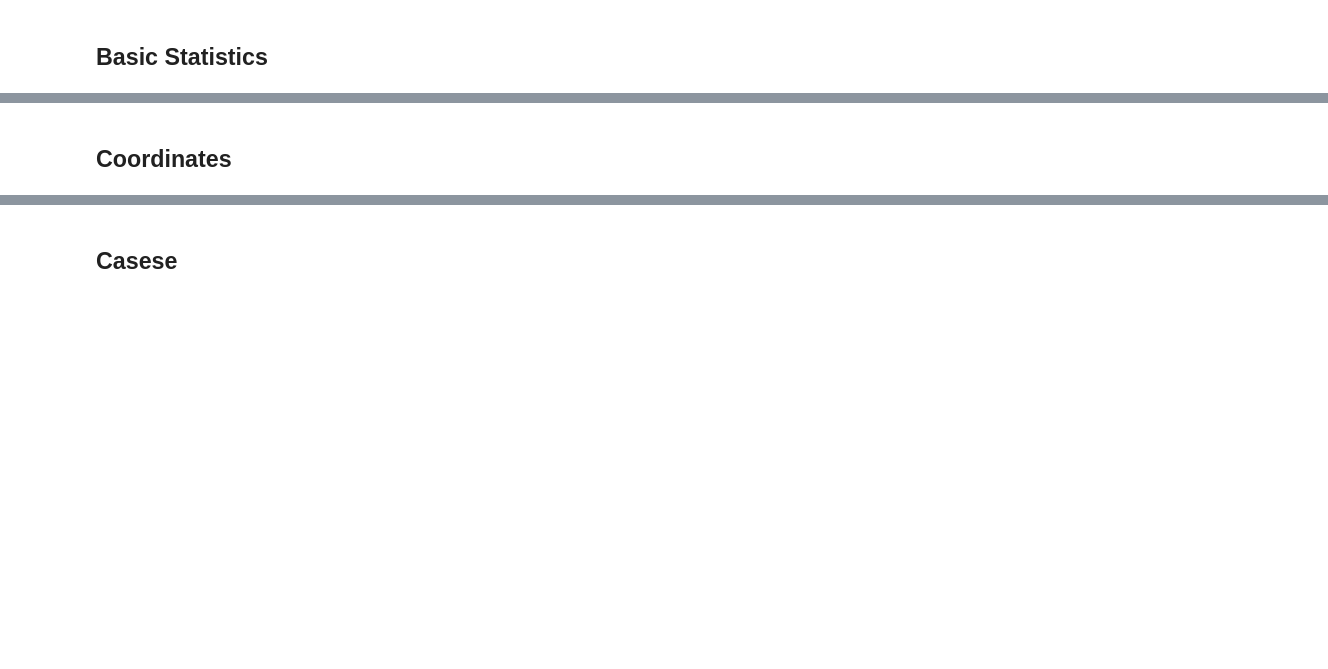
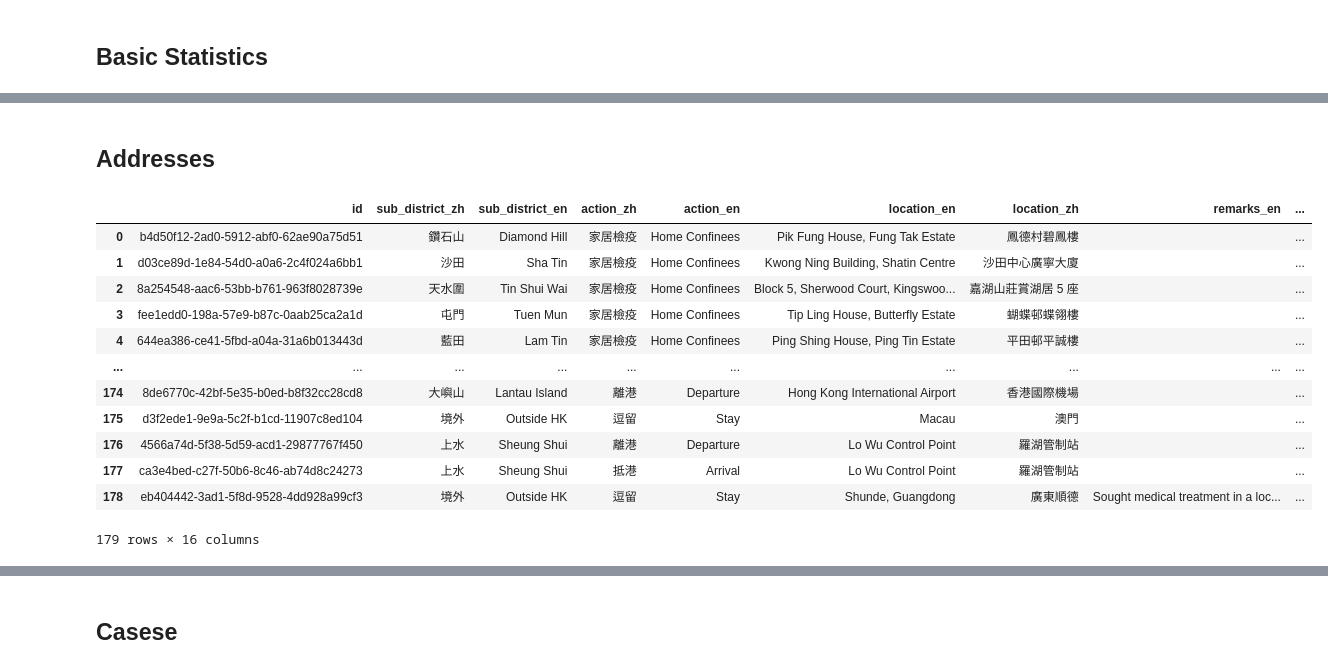
Before and after one commit to bc123456/wuhan_virus_dashboard, a Jupyter notebook: exploration/02_compose_data.ipynb, the cells around one changed output, grey strips where cells are left out. Drawn from its saved outputs; the diff is of its cells as text; code cells hidden in the pictures; blank space fills up the shorter version.

```diff
--- a/exploration/02_compose_data.ipynb
+++ b/exploration/02_compose_data.ipynb
@@ -26,2 +42,2 @@ reported = stats_df.loc[0, 'Reported']
 # %% [markdown]
-## Coordinates
+## Addresses
@@ -27,0 +46,2 @@ reported = stats_df.loc[0, 'Reported']
+# %%
+high_risk_df = fetch_highrisk()
@@ -27,0 +51,16 @@ reported = stats_df.loc[0, 'Reported']
+# %%
+high_risk_df
+# %% [output]
+|  | id | sub_district_zh | sub_district_en | action_zh | action_en | location_en | location_zh | remarks_en | ... |
+| 0 | b4d50f12-2ad0-5912-abf0-62ae90a75d51 | 鑽石山 | Diamond Hill | 家居檢疫 | Home Confinees | Pik Fung House, Fung Tak Estate | 鳳德村碧鳳樓 |  | ... |
+| 1 | d03ce89d-1e84-54d0-a0a6-2c4f024a6bb1 | 沙田 | Sha Tin | 家居檢疫 | Home Confinees | Kwong Ning Building, Shatin Centre | 沙田中心廣寧大廈 |  | ... |
+| 2 | 8a254548-aac6-53bb-b761-963f8028739e | 天水圍 | Tin Shui Wai | 家居檢疫 | Home Confinees | Block 5, Sherwood Court, Kingswoo... | 嘉湖山莊賞湖居 5 座 |  | ... |
+| 3 | fee1edd0-198a-57e9-b87c-0aab25ca2a1d | 屯門 | Tuen Mun | 家居檢疫 | Home Confinees | Tip Ling House, Butterfly Estate | 蝴蝶邨蝶翎樓 |  | ... |
+| 4 | 644ea386-ce41-5fbd-a04a-31a6b013443d | 藍田 | Lam Tin | 家居檢疫 | Home Confinees | Ping Shing House, Ping Tin Estate | 平田邨平誠樓 |  | ... |
+| ... | ... | ... | ... | ... | ... | ... | ... | ... | ... |
+| 174 | 8de6770c-42bf-5e35-b0ed-b8f32cc28cd8 | 大嶼山 | Lantau Island | 離港 | Departure | Hong Kong International Airport | 香港國際機場 |  | ... |
+| 175 | d3f2ede1-9e9a-5c2f-b1cd-11907c8ed104 | 境外 | Outside HK | 逗留 | Stay | Macau | 澳門 |  | ... |
+| 176 | 4566a74d-5f38-5d59-acd1-29877767f450 | 上水 | Sheung Shui | 離港 | Departure | Lo Wu Control Point | 羅湖管制站 |  | ... |
+| 177 | ca3e4bed-c27f-50b6-8c46-ab74d8c24273 | 上水 | Sheung Shui | 抵港 | Arrival | Lo Wu Control Point | 羅湖管制站 |  | ... |
+| 178 | eb404442-3ad1-5f8d-9528-4dd928a99cf3 | 境外 | Outside HK | 逗留 | Stay | Shunde, Guangdong | 廣東順德 | Sought medical treatment in a loc... | ... |
+179 rows × 16 columns
```
Also changed, not shown: parts of 34 cells of this notebook, 14 other files.
